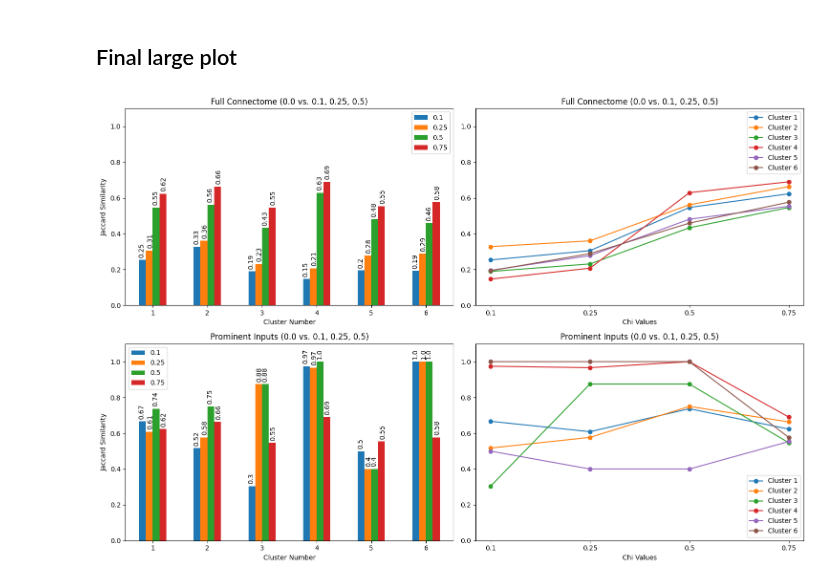
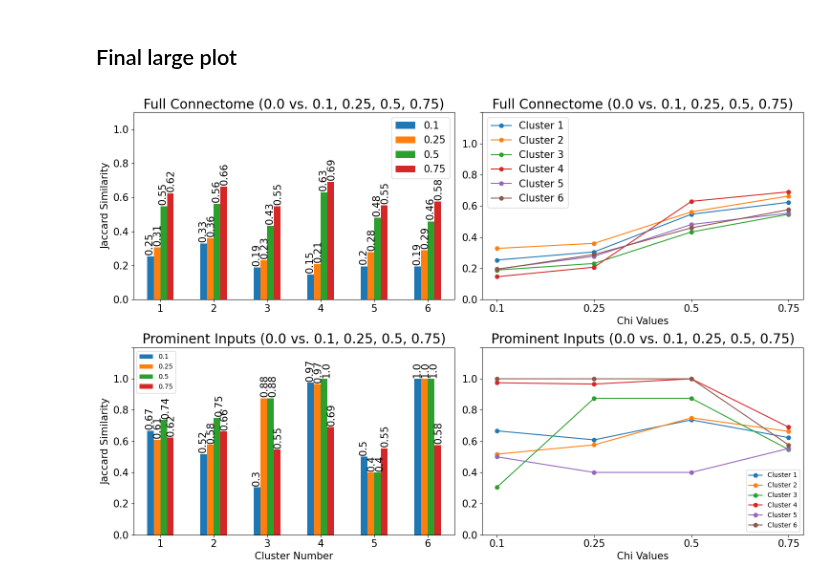
Before and after one commit to RhessaWL/flybrain-clustering, a Jupyter notebook: jaccardsim_analysis.ipynb, the cells around one changed output. Cells and saved outputs as stored; diff of their text form; code cells hidden in the pictures.

Commit message:
Updating figure with larger text

```diff
--- a/jaccardsim_analysis.ipynb
+++ b/jaccardsim_analysis.ipynb
@@ -79,33 +82,18 @@ new_point1 = point1_test[point1_test != 0]
 # %%
 # Create a dictionary for each resolution
 dict_pointone = {}
-dict_25 = {}
-dict_5 = {}
+
 
 for i, x in enumerate(coarse_modules):
     dict_pointone[coarse_modules[i]] = cluster_all[i,0]
-    dict_25[coarse_modules[i]] = cluster_all[i,1]
-    dict_5[coarse_modules[i]] = cluster_all[i,2]
 # %%
 # go through each dictionary and remove the zeros from value arrays
 for key, value in dict_pointone.items():
     dict_pointone[key] = value[value != 0]
-
-for key, value in dict_25.items():
-    dict_25[key] = value[value != 0]
-
-for key, value in dict_5.items():
-    dict_5[key] = value[value != 0]
 # %%
 # change all dictionary values to arrays with integers
 for key, value in dict_pointone.items():
     dict_pointone[key] = np.array(value, dtype='int64')
-
-for key, value in dict_25.items():
-    dict_25[key] = np.array(value, dtype='int64')
-
-for key, value in dict_5.items():
-    dict_5[key] = np.array(value, dtype='int64')
 # %%
 dict_pointone[5]
 # %% [output]
@@ -350,55 +338,61 @@ Text(0.5, 1.0, 'Jaccard Similarity of Clusters as Resolution Changes for Promine
 fig, axs = plt.subplots(2, 2, figsize=(15, 10))
 jaccard_values.plot(kind='bar', ax=axs[0,0])
 jaccard_prom.plot(kind='bar', ax=axs[1,0])
 
 # annotate with value of each bar from jaccard_values dataframe
 for i, v in enumerate(jaccard_values['0.1']):
-    axs[0,0].text(i-.2, v+0.02, round(v, 2), color='black', ha='center', rotation=90)
+    axs[0,0].text(i-.2, v+0.02, round(v, 2), color='black', ha='center', rotation=90, fontsize=15)
 for i, v in enumerate(jaccard_values['0.25']):
-    axs[0,0].text(i-.05, v+0.02, round(v, 2), color='black', ha='center', rotation=90)
+    axs[0,0].text(i-.05, v+0.02, round(v, 2), color='black', ha='center', rotation=90, fontsize=15)
 for i, v in enumerate(jaccard_values['0.5']):
-    axs[0,0].text(i+0.05, v+0.02, round(v, 2), color='black', ha='center', rotation=90)
+    axs[0,0].text(i+0.05, v+0.02, round(v, 2), color='black', ha='center', rotation=90, fontsize=15)
 for i, v in enumerate(jaccard_values['0.75']):
-    axs[0,0].text(i+0.2, v+0.02, round(v, 2), color='black', ha='center', rotation=90)
+    axs[0,0].text(i+0.2, v+0.02, round(v, 2), color='black', ha='center', rotation=90, fontsize=15)
 axs[0,0].set_ylim(0, 1.1)
-axs[0,0].set_xticklabels(['1', '2', '3', '4', '5', '6'], rotation=0)
-axs[0,0].set_xlabel('Cluster Number')
-axs[0,0].set_ylabel('Jaccard Similarity')
-axs[0,0].set_title('Full Connectome (0.0 vs. 0.1, 0.25, 0.5, 0.75)')
+axs[0,0].set_xticklabels(['1', '2', '3', '4', '5', '6'], rotation=0, fontsize=15)
+axs[0,0].set_yticklabels(['0.0', '0.2', '0.4', '0.6', '0.8', '1.0'],fontsize=15)
+axs[0,0].set_ylabel('Jaccard Similarity', fontsize=15)
+axs[0,0].set_title('Full Connectome (0.0 vs. 0.1, 0.25, 0.5, 0.75)', fontsize=20)
+axs[0,0].legend(fontsize=15)
 
 # annotate with value of each bar from jaccard_values dataframe
 for i, v in enumerate(jaccard_prom['0.1']):
-    axs[1,0].text(i-.2, v+0.02, round(v, 2), color='black', ha='center', rotation=90)
+    axs[1,0].text(i-.2, v+0.02, round(v, 2), color='black', ha='center', rotation=90, fontsize=15)
 for i, v in enumerate(jaccard_prom['0.25']):
-    axs[1,0].text(i-.05, v+0.02, round(v, 2), color='black', ha='center', rotation=90)
+    axs[1,0].text(i-.05, v+0.02, round(v, 2), color='black', ha='center', rotation=90, fontsize=15)
 for i, v in enumerate(jaccard_prom['0.5']):
-    axs[1,0].text(i+0.05, v+0.02, round(v, 2), color='black', ha='center', rotation=90)
+    axs[1,0].text(i+0.1, v+0.02, round(v, 2), color='black', ha='center', rotation=90, fontsize=15)
 for i, v in enumerate(jaccard_prom['0.75']):
-    axs[1,0].text(i+0.2, v+0.02, round(v, 2), color='black', ha='center', rotation=90)
+    axs[1,0].text(i+0.2, v+0.02, round(v, 2), color='black', ha='center', rotation=90, fontsize=15)
 
-axs[1,0].set_ylim(0, 1.1)
-axs[1,0].set_xticklabels(['1', '2', '3', '4', '5', '6'], rotation=0)
-axs[1,0].set_xlabel('Cluster Number')
-axs[1,0].set_ylabel('Jaccard Similarity')
-axs[1,0].set_title('Prominent Inputs (0.0 vs. 0.1, 0.25, 0.5, 0.75)')
+axs[1,0].set_ylim(0, 1.2)
+axs[1,0].set_xticklabels(['1', '2', '3', '4', '5', '6'], rotation=0, fontsize=15)
+axs[1,0].set_yticklabels(['0.0', '0.2', '0.4', '0.6', '0.8', '1.0'], fontsize=15)
+axs[1,0].set_xlabel('Cluster Number', fontsize=15)
+axs[1,0].set_ylabel('Jaccard Similarity', fontsize=15)
+axs[1,0].set_title('Prominent Inputs (0.0 vs. 0.1, 0.25, 0.5, 0.75)', fontsize=20)
 
 # Plot the jaccard similarities of the prominent inputs as resolution changes
 for i in range(0, 6):
     axs[1, 1].plot(jaccard_prom.columns, jaccard_prom.iloc[i], marker = "o", label=f'Cluster {i+1}')
 
-axs[1, 1].set_ylim(0, 1.1)
+axs[1, 1].set_ylim(0, 1.2)
 axs[1, 1].legend()
-axs[1, 1].set_xlabel('Chi Values')
-axs[1, 1].set_title('Prominent Inputs (0.0 vs. 0.1, 0.25, 0.5, 0.75)')
+axs[1, 1].set_xlabel('Chi Values', fontsize=15)
+axs[1, 1].set_xticklabels(['0.1', '0.25', '0.5', '0.75'], rotation=0, fontsize=15)
+axs[1, 1].set_yticklabels(['0.0', '0.2', '0.4', '0.6', '0.8', '1.0'],fontsize=15)
+axs[1, 1].set_title('Prominent Inputs (0.0 vs. 0.1, 0.25, 0.5, 0.75)', fontsize=20)
 
 # Plot the jaccard similarities of the regular inputs as resolution changes
 for i in range(0, 6):
     axs[0,1].plot(jaccard_values.columns, jaccard_values.iloc[i], marker = "o", label=f'Cluster {i+1}')
 
-axs[0,1].set_ylim(0, 1.1)
-axs[0,1].legend()
-axs[0,1].set_xlabel('Chi Values')
-axs[0,1].set_title('Full Connectome (0.0 vs. 0.1, 0.25, 0.5, 0.75)')
+axs[0,1].set_ylim(0, 1.2)
+axs[0,1].legend(fontsize=15)
+axs[0,1].set_xlabel('Chi Values', fontsize=15)
+axs[0, 1].set_xticklabels(['0.1', '0.25', '0.5', '0.75'], rotation=0, fontsize=15)
+axs[0, 1].set_yticklabels(['0.0', '0.2', '0.4', '0.6', '0.8', '1.0'],fontsize=15)
+axs[0,1].set_title('Full Connectome (0.0 vs. 0.1, 0.25, 0.5, 0.75)', fontsize=20)
 plt.tight_layout()
 # %% [output]
-[figure, old version]
+[figure, new version]
```
Also changed, not shown: parts of 3 cells of this notebook, 1 other file.
